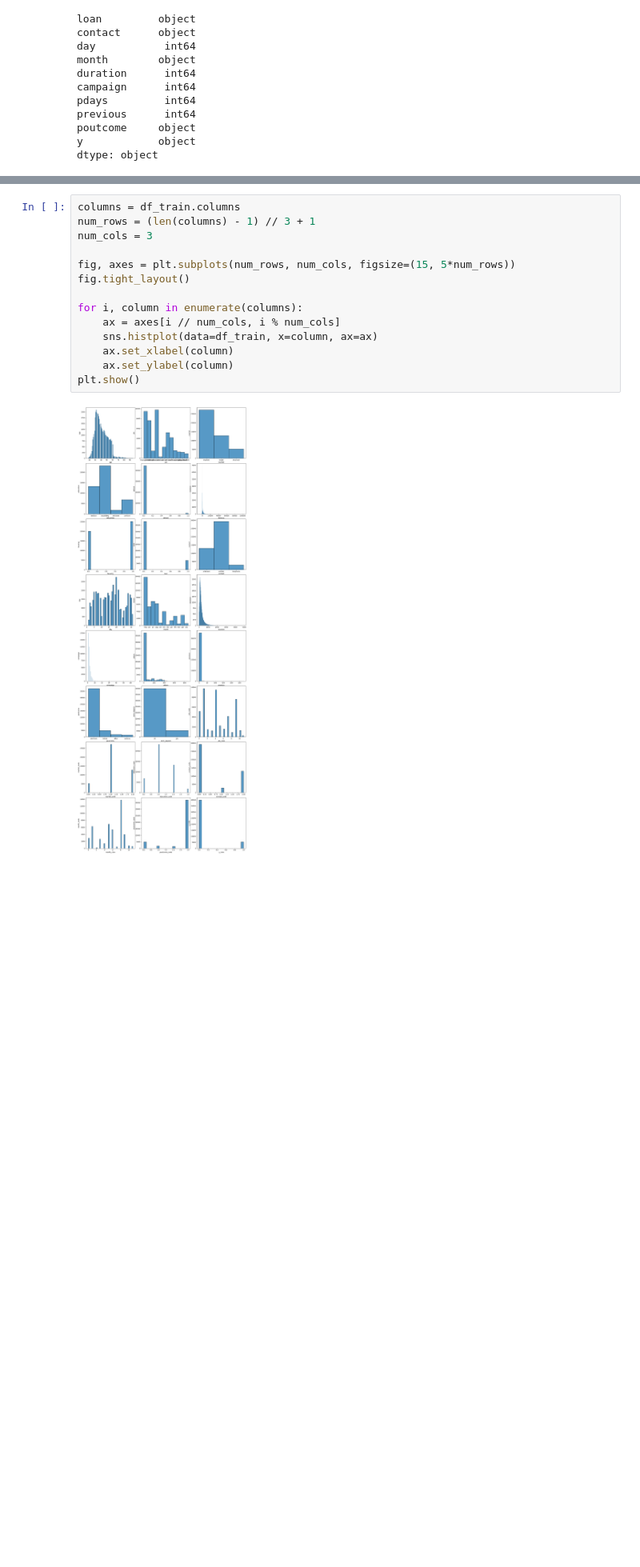
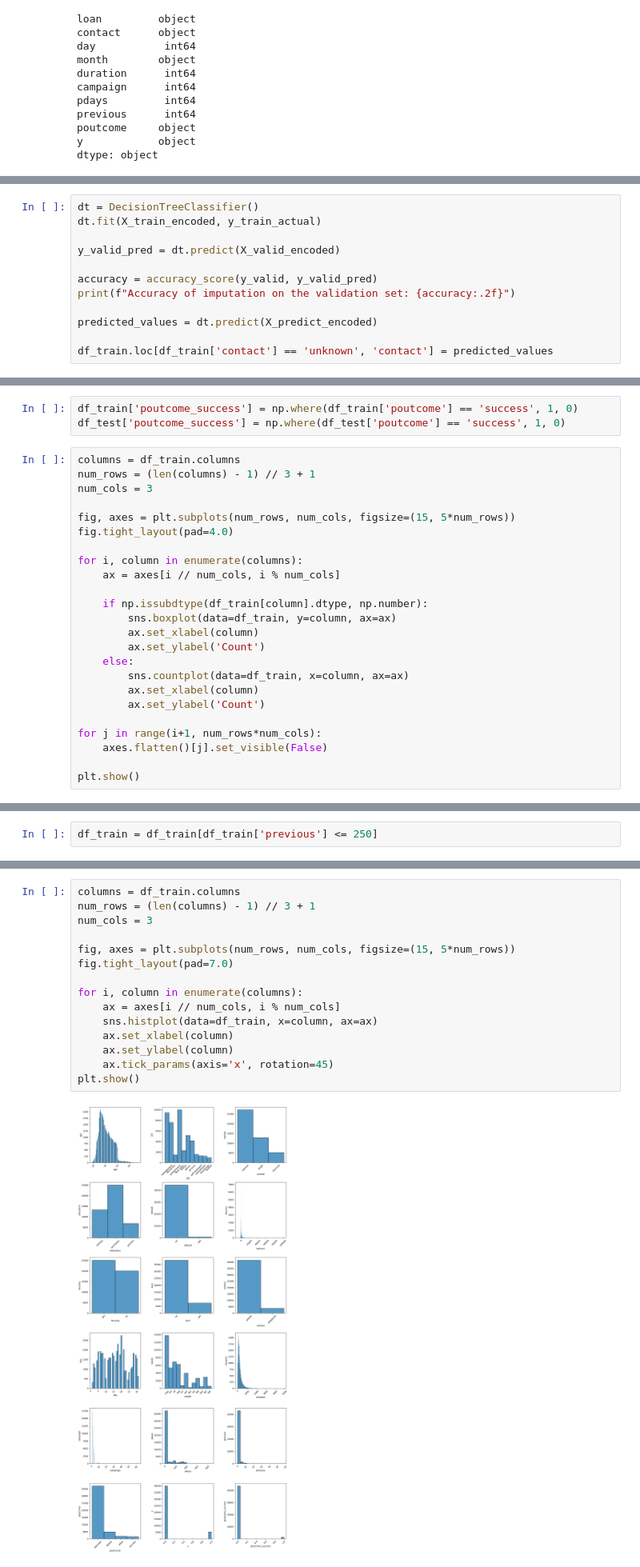
Before and after one commit to mredshaw/DS2, a Jupyter notebook: DSII_A1_M_Redshaw.ipynb, the cells around one changed output, grey strips where cells are left out. Shown at 80% size. Cells and saved outputs as stored; diff of their text form; blank space fills up the shorter version.

```diff
--- a/DSII_A1_M_Redshaw.ipynb
+++ b/DSII_A1_M_Redshaw.ipynb
@@ -278,0 +330,12 @@ array(['unknown', 'cellular', 'telephone'], dtype=object)
+# %%
+dt = DecisionTreeClassifier()
+dt.fit(X_train_encoded, y_train_actual)
+
+y_valid_pred = dt.predict(X_valid_encoded)
+
+accuracy = accuracy_score(y_valid, y_valid_pred)
+print(f"Accuracy of imputation on the validation set: {accuracy:.2f}")
+
+predicted_values = dt.predict(X_predict_encoded)
+
+df_train.loc[df_train['contact'] == 'unknown', 'contact'] = predicted_values
@@ -278,0 +406,27 @@ array(['unknown', 'cellular', 'telephone'], dtype=object)
+# %%
+df_train['poutcome_success'] = np.where(df_train['poutcome'] == 'success', 1, 0)
+df_test['poutcome_success'] = np.where(df_test['poutcome'] == 'success', 1, 0)
+# %%
+columns = df_train.columns
+num_rows = (len(columns) - 1) // 3 + 1
+num_cols = 3
+
+fig, axes = plt.subplots(num_rows, num_cols, figsize=(15, 5*num_rows))
+fig.tight_layout(pad=4.0)
+
+for i, column in enumerate(columns):
+    ax = axes[i // num_cols, i % num_cols]
+
+    if np.issubdtype(df_train[column].dtype, np.number):
+        sns.boxplot(data=df_train, y=column, ax=ax)
+        ax.set_xlabel(column)
+        ax.set_ylabel('Count')
+    else:
+        sns.countplot(data=df_train, x=column, ax=ax)
+        ax.set_xlabel(column)
+        ax.set_ylabel('Count')
+
+for j in range(i+1, num_rows*num_cols):
+    axes.flatten()[j].set_visible(False)
+
+plt.show()
@@ -321 +462,3 @@ df_test.describe(include = 'all')
+# %%
+df_train = df_train[df_train['previous'] <= 250]
 # %%
@@ -365,16 +484,17 @@ sns.boxplot(df_test['balance'])
 # %%
 columns = df_train.columns
 num_rows = (len(columns) - 1) // 3 + 1
 num_cols = 3
 
 fig, axes = plt.subplots(num_rows, num_cols, figsize=(15, 5*num_rows))
-fig.tight_layout()
+fig.tight_layout(pad=7.0)
 
 for i, column in enumerate(columns):
     ax = axes[i // num_cols, i % num_cols]
     sns.histplot(data=df_train, x=column, ax=ax)
     ax.set_xlabel(column)
     ax.set_ylabel(column)
+    ax.tick_params(axis='x', rotation=45)
 plt.show()
 # %% [output]
-[figure, old version]
+[figure, new version]
```
Also changed, not shown: parts of 96 cells of this notebook, 2 other files.
